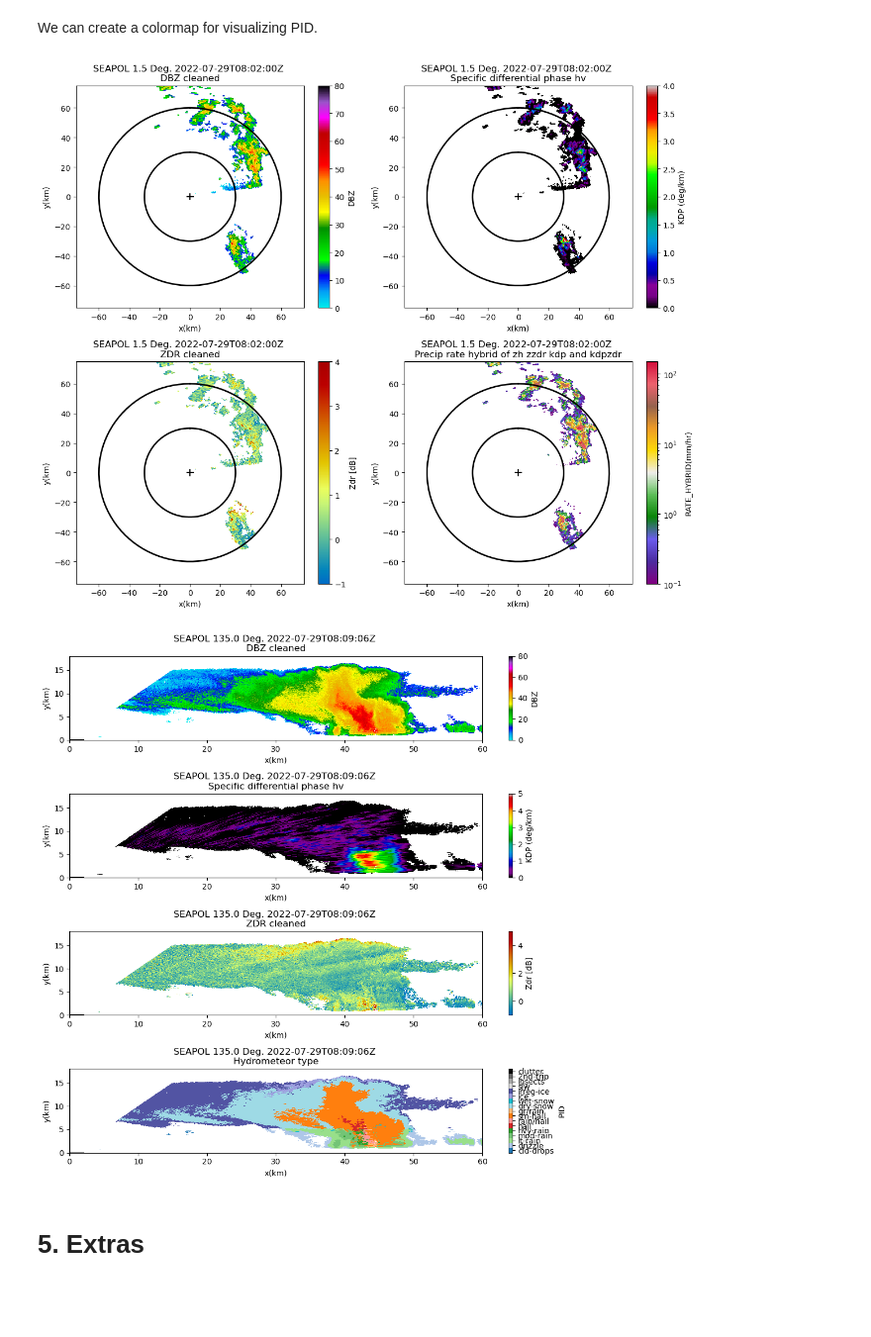
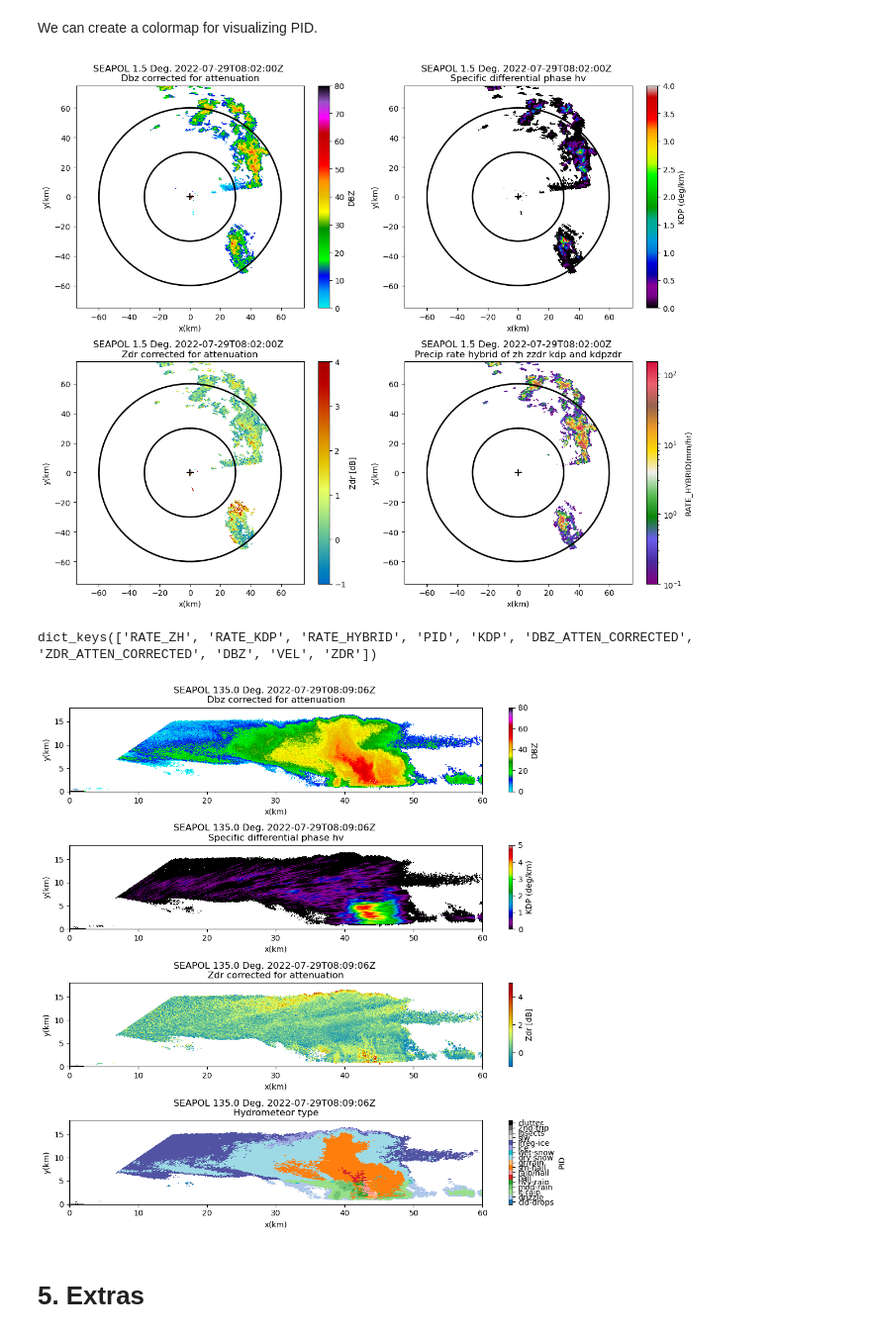
Before and after one commit to nsf-lrose/ams2023, a Jupyter notebook: notebooks/SEAPOL_RadxRate_tutorial.ipynb, the cells around one changed output. Shown at 99% size. Saved outputs shown, nothing was run; the diff lists cells and outputs as text; code cells hidden in the pictures; blank space fills up the shorter version.

```diff
--- a/notebooks/SEAPOL_RadxRate_tutorial.ipynb
+++ b/notebooks/SEAPOL_RadxRate_tutorial.ipynb
@@ -330,7 +315,7 @@ figRate = plt.figure(1, (12, 10))
 # DBZ (input)
 
 axDbz = figRate.add_subplot(221)
-displayRate.plot_ppi('DBZ', 2, vmin=0, vmax=80.,
+displayRate.plot_ppi('DBZ_ATTEN_CORRECTED', 2, vmin=0, vmax=80.,
                     axislabels=("x(km)", "y(km)"),cmap='pyart_NWSRef',
                     colorbar_label="DBZ")
 displayRate.set_limits(xlim=[surx_min,surx_max],ylim=[sury_min,sury_max])
@@ -355,7 +340,7 @@ displayRate.plot_cross_hair(2.)
 #ZDR (input)
 
 axZdr = figRate.add_subplot(223)
-displayRate.plot_ppi('ZDR', 2,cmap='pyart_HomeyerRainbow',vmin=-1,vmax=4,
+displayRate.plot_ppi('ZDR_ATTEN_CORRECTED', 2,cmap='pyart_HomeyerRainbow',vmin=-1,vmax=4,
     axislabels=("x(km)", "y(km)"),
     colorbar_label="Zdr [dB]",
     mask_outside=True)
@@ -379,7 +364,11 @@ figRate.tight_layout()
 
 plt.show()
 # %% [output]
-[figure, old version]
+[figure, new version]
+# %%
+pid_seapol.fields.keys()
+# %% [output]
+dict_keys(['RATE_ZH', 'RATE_KDP', 'RATE_HYBRID', 'PID', 'KDP', 'DBZ_ATTEN_CORRECTED', 'ZDR_ATTEN_CORRECTED', 'DBZ', 'VEL', 'ZDR'])
 # %%
 # Plot results of RadxRate
 
@@ -391,7 +380,7 @@ figRate = plt.figure(1, (10, 10))
 swp = 1
 
 axDbz = figRate.add_subplot(411)
-displayRate.plot_rhi('DBZ', swp, vmin=0, vmax=80.,
+displayRate.plot_rhi('DBZ_ATTEN_CORRECTED', swp, vmin=0, vmax=80.,
                     axislabels=("x(km)", "y(km)"),cmap='pyart_NWSRef',
                     colorbar_label="DBZ")
 displayRate.set_limits(xlim=[0,60],ylim=[0,18])
@@ -413,7 +402,7 @@ displayRate.plot_cross_hair(2.)
 
 
 axZdr = figRate.add_subplot(413)
-displayRate.plot_rhi('ZDR', swp, vmin=-1, vmax = 5,
+displayRate.plot_rhi('ZDR_ATTEN_CORRECTED', swp, vmin=-1, vmax = 5,
     axislabels=("x(km)", "y(km)"),
     colorbar_label="Zdr [dB]",
     cmap = 'pyart_HomeyerRainbow', mask_outside=True)
@@ -434,34 +423,34 @@ displayRate.set_limits(xlim=[0,60],ylim=[0,18])
 #     cmap = "pyart_RRate11")
 # #displayRate.plot_range_rings([30, 60])#, 150, 200, 250])
 # displayRate.plot_cross_hair(2.)
 # displayRate.set_limits(xlim=[0,60],ylim=[0,18])
 
 # NCAR PID (computed)
 
 axPID = figRate.add_subplot(414)
 displayRate.plot_rhi('PID', swp, vmin=0.5, vmax = 17.5,
     axislabels=("x(km)", "y(km)"),
     colorbar_label="PID",
     cmap = my_cmap2, mask_outside=True)
 #    cmap = 'pyart_PD17', mask_outside=True)
 #displayRate.plot_range_rings([30, 60])#, 150, 200, 250])
 displayRate.plot_cross_hair(2.)
 displayRate.set_limits(xlim=[0,60],ylim=[0,18])
 
 # plot all 17 PID categories
 pid_cbar = displayRate.cbs[3]
 #pid_cbar.set_ticks([1,2,3,4,5,6,7,8,9,10,11,12,13])
 #pid_cbar.set_ticklabels(['cld-drops', 'drizzle', 'lt-rain', 'mod-rain', 'hvy-rain', 'hail', 'rain/hail', 'sm-hail', 'gr/rain', 'dry-snow', 'wet-snow', 'ice', 'irreg-ice'])
 pid_cbar.set_ticks([1,2,3,4,5,6,7,8,9,10,11,12,13,14,15,16,17])
 pid_cbar.set_ticklabels(['cld-drops', 'drizzle', 'lt-rain', 'mod-rain', 'hvy-rain', 'hail', 'rain/hail', 'sm-hail', 'gr/rain', 'dry-snow', 'wet-snow', 'ice', 'irreg-ice', 'slw', 'insects', '2nd-trip', 'clutter'])
 
 
 
 figRate.tight_layout()
 
 plt.show()
 # %% [output]
-[figure, old version]
+[figure, new version]
 # %% [markdown]
 # 5. Extras
 # %% [markdown]
```
Also changed, not shown: parts of 7 cells of this notebook.
